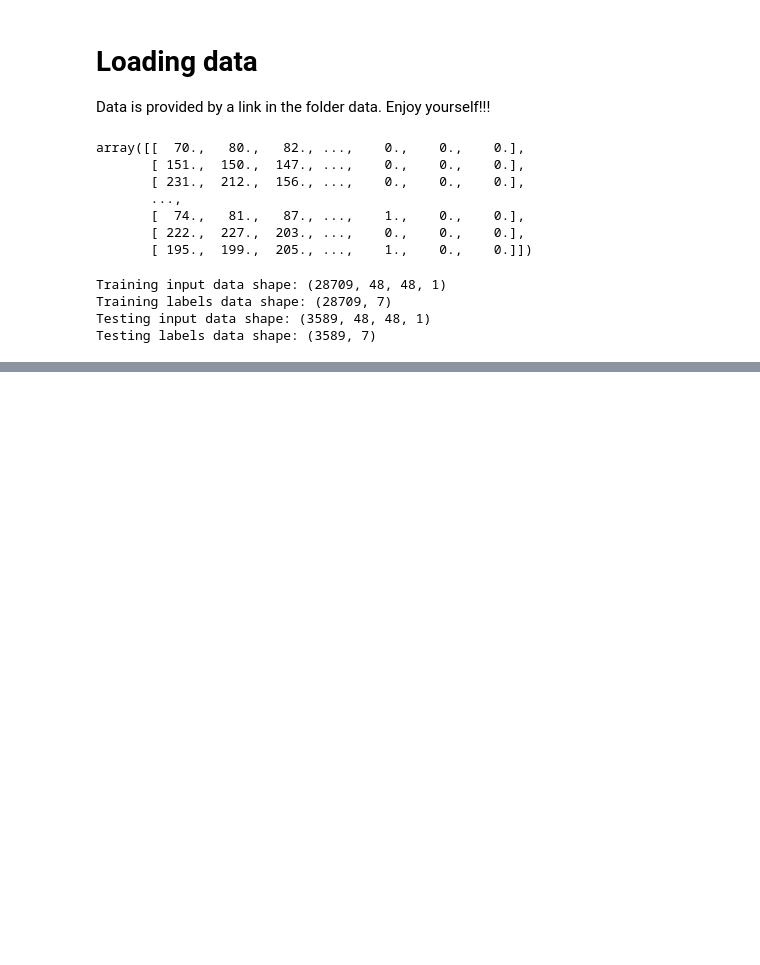
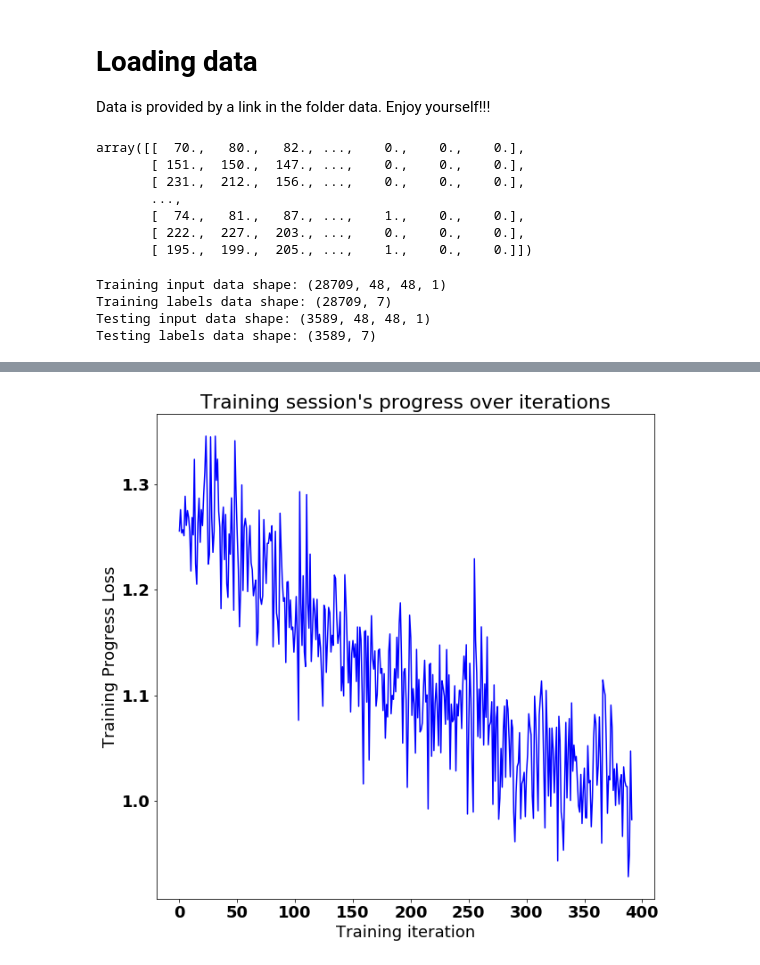
Before and after one commit to aparecidovieira/facial_expression_recog, a Jupyter notebook: facial_expression.ipynb, the cells around one changed output, grey strips where cells are left out. Cells and saved outputs as stored; diff of their text form; code cells hidden in the pictures; blank space fills up the shorter version.

```diff
--- a/facial_expression.ipynb
+++ b/facial_expression.ipynb
@@ -347,0 +250,20 @@ Test loss: 5.079560279846191 and Accuracy loss: 42.57453680038452
+# %%
+font = {
+    'family' : 'Bitstream Vera Sans',
+    'weight' : 'bold',
+    'size'   : 18
+}
+plt.rc('font', **font)
+# %%
+width = 10
+height = 10
+plt.figure(figsize=(width, height))
+
+plt.title("Training session's progress over iterations")
+plt.plot(train_loss_hist, 'b-', label='Train Loss')
+plt.plot(test_loss_hist, 'g--', label='Test Loss')
+plt.xlabel('Training iteration')
+plt.ylabel('Training Progress Loss')
+plt.show()
+# %% [output]
+[figure, added]
```
Also changed, not shown: parts of 12 cells of this notebook.
